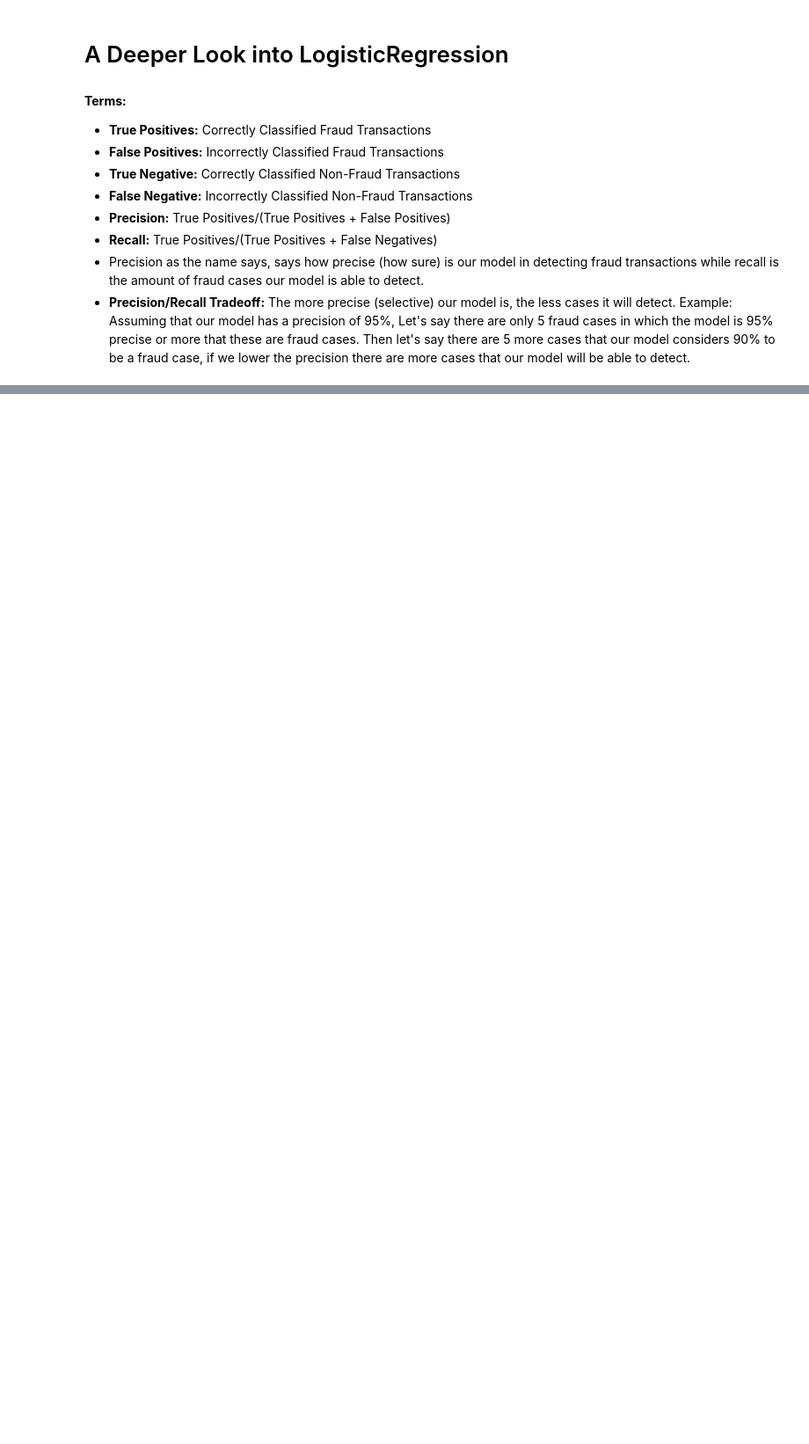
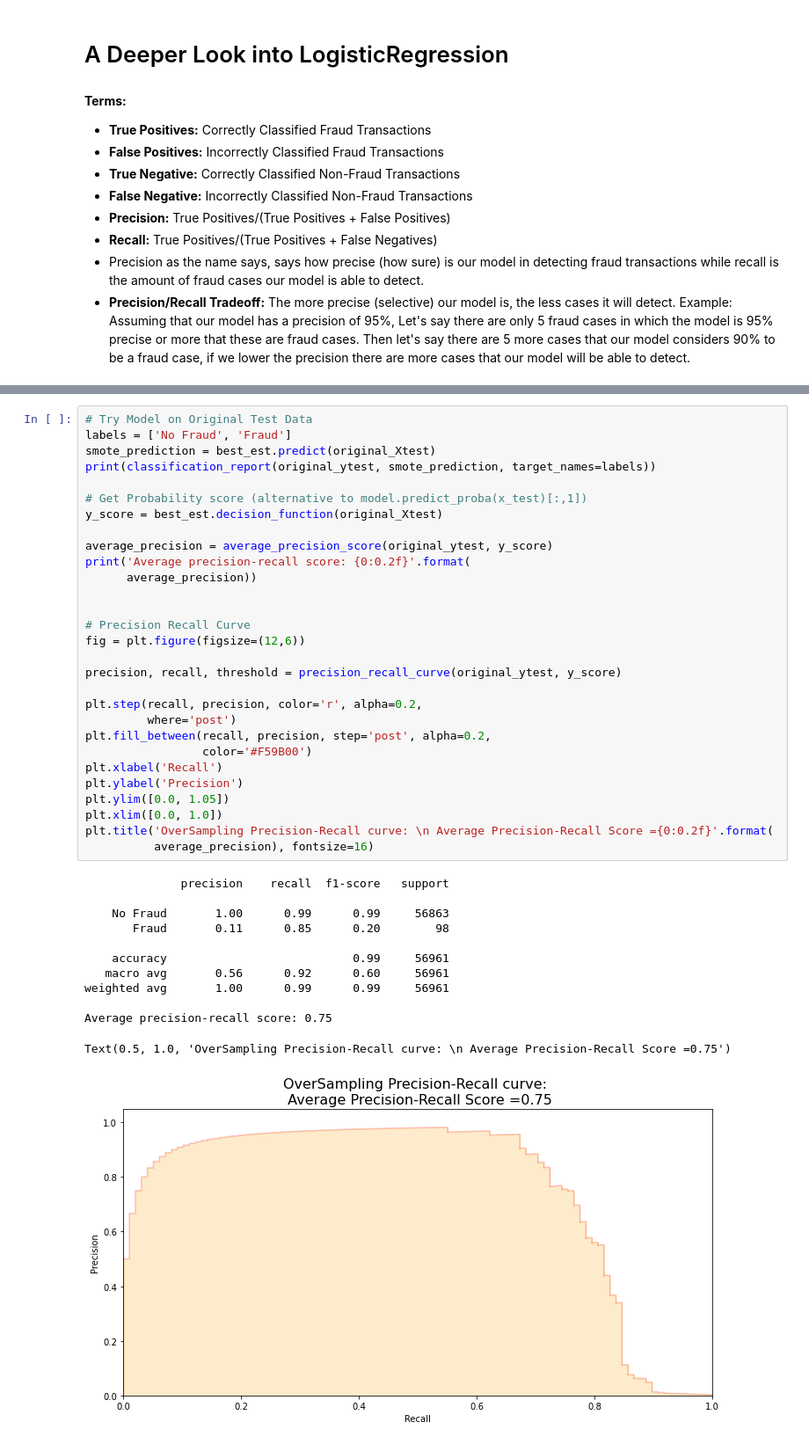
Before and after one commit to Suhail727/Data-Science-Projects, a Jupyter notebook: credit_card_fraud_detection.ipynb, the cells around one changed output, grey strips where cells are left out. Shown at 88% size. Drawn from its saved outputs; the diff is of its cells as text; blank space fills up the shorter version.

```diff
--- a/credit_card_fraud_detection.ipynb
+++ b/credit_card_fraud_detection.ipynb
@@ -736,0 +830,42 @@ Text(0.5, 1.0, 'UnderSampling Precision-Recall curve: \n Average Precision-Recal
+# %%
+# Try Model on Original Test Data
+labels = ['No Fraud', 'Fraud']
+smote_prediction = best_est.predict(original_Xtest)
+print(classification_report(original_ytest, smote_prediction, target_names=labels))
+
+# Get Probability score (alternative to model.predict_proba(x_test)[:,1])
+y_score = best_est.decision_function(original_Xtest)
+
+average_precision = average_precision_score(original_ytest, y_score)
+print('Average precision-recall score: {0:0.2f}'.format(
+      average_precision))
+
+
+# Precision Recall Curve
+fig = plt.figure(figsize=(12,6))
+
+precision, recall, threshold = precision_recall_curve(original_ytest, y_score)
+
+plt.step(recall, precision, color='r', alpha=0.2,
+         where='post')
+plt.fill_between(recall, precision, step='post', alpha=0.2,
+                 color='#F59B00')
+plt.xlabel('Recall')
+plt.ylabel('Precision')
+plt.ylim([0.0, 1.05])
+plt.xlim([0.0, 1.0])
+plt.title('OverSampling Precision-Recall curve: \n Average Precision-Recall Score ={0:0.2f}'.format(
+          average_precision), fontsize=16)
+# %% [output]
+              precision    recall  f1-score   support
+
+    No Fraud       1.00      0.99      0.99     56863
+       Fraud       0.11      0.85      0.20        98
+
+    accuracy                           0.99     56961
+   macro avg       0.56      0.92      0.60     56961
+weighted avg       1.00      0.99      0.99     56961
+
+Average precision-recall score: 0.75
+Text(0.5, 1.0, 'OverSampling Precision-Recall curve: \n Average Precision-Recall Score =0.75')
+[figure, added]
```
Also changed, not shown: parts of 34 cells of this notebook.
